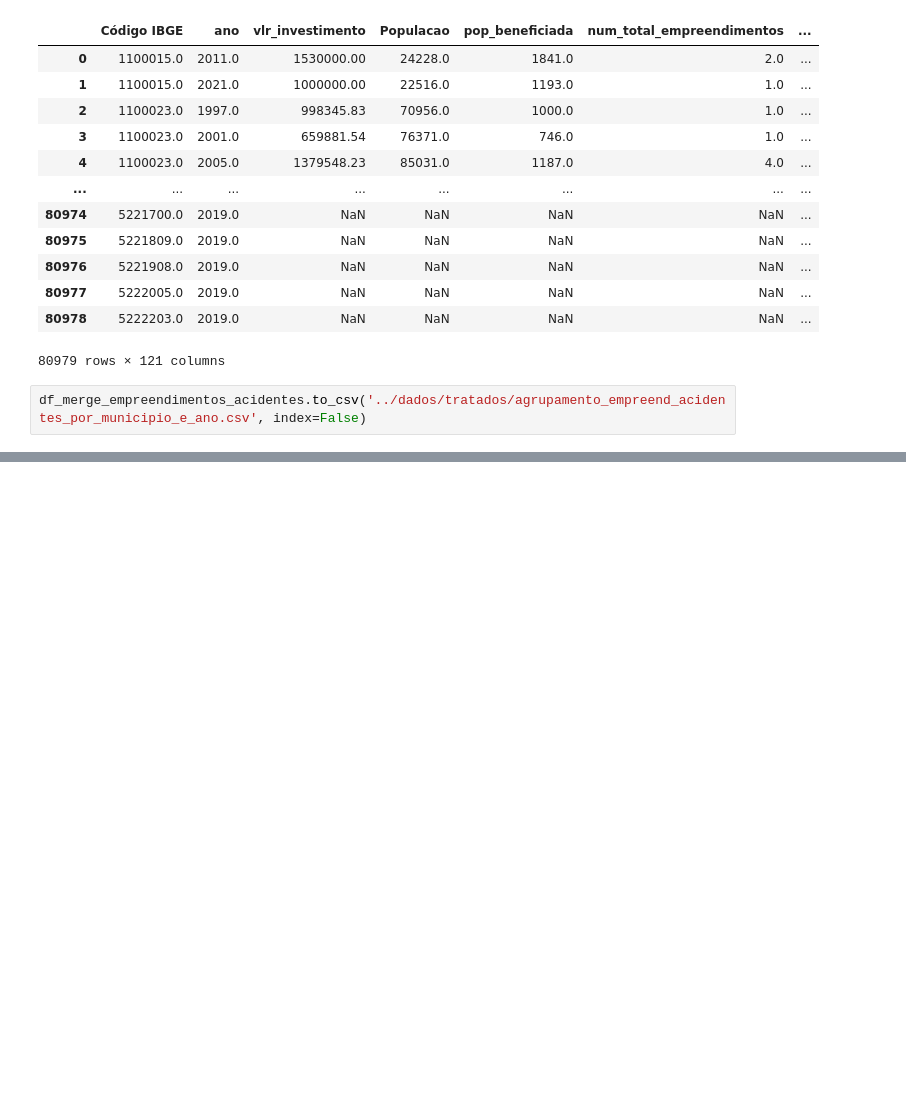
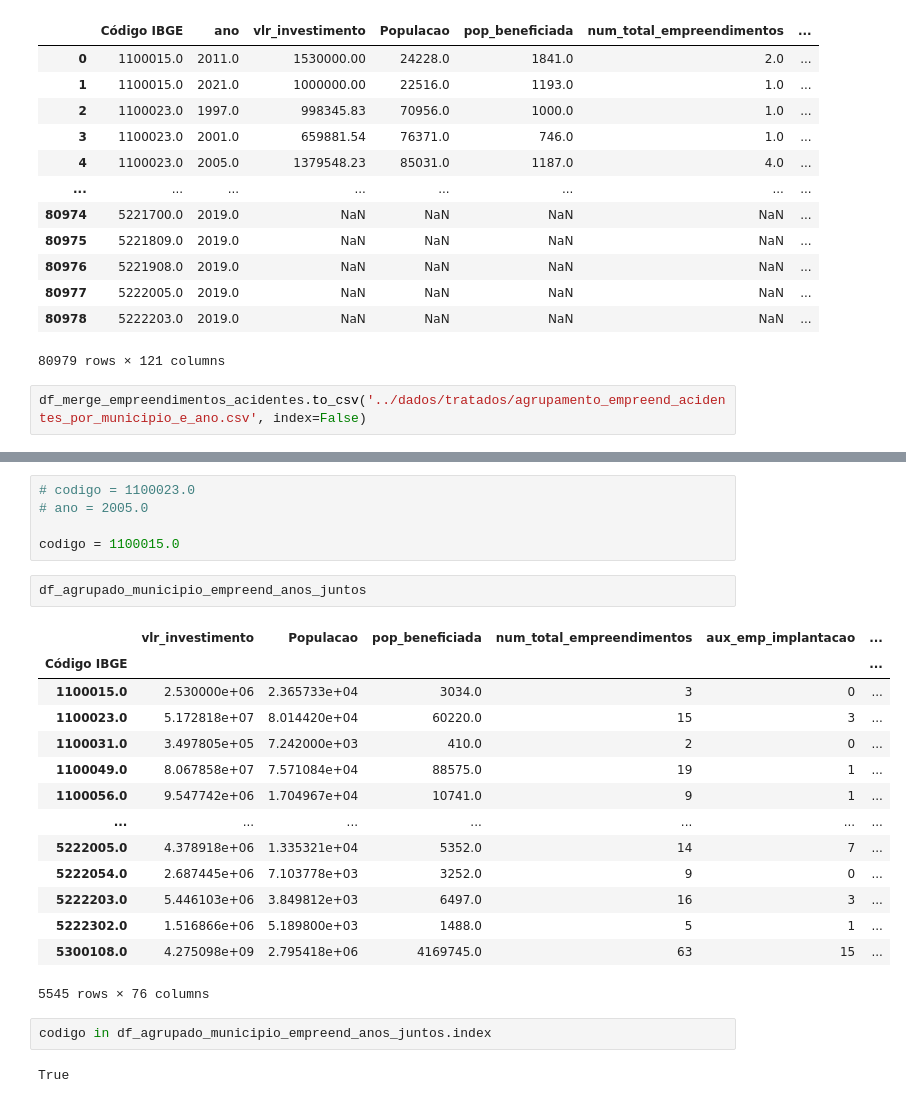
Before and after one commit to anayflima/simu-datathon-2024, a Jupyter notebook: analise_de_dados/agrupamento_municipio_ano.ipynb, the cells around one changed output, grey strips where cells are left out. Saved outputs shown, nothing was run; the diff lists cells and outputs as text; blank space fills up the shorter version.

```diff
--- a/analise_de_dados/agrupamento_municipio_ano.ipynb
+++ b/analise_de_dados/agrupamento_municipio_ano.ipynb
@@ -176,0 +270,26 @@ df_merge_empreendimentos_acidentes.to_csv('../dados/tratados/agrupamento_empreen
+# %%
+# codigo = 1100023.0
+# ano = 2005.0
+
+codigo = 1100015.0
+# %%
+df_agrupado_municipio_empreend_anos_juntos
+# %% [output]
+|  | vlr_investimento | Populacao | pop_beneficiada | num_total_empreendimentos | aux_emp_implantacao | ... |
+| Código IBGE |  |  |  |  |  | ... |
+| 1100015.0 | 2.530000e+06 | 2.365733e+04 | 3034.0 | 3 | 0 | ... |
+| 1100023.0 | 5.172818e+07 | 8.014420e+04 | 60220.0 | 15 | 3 | ... |
+| 1100031.0 | 3.497805e+05 | 7.242000e+03 | 410.0 | 2 | 0 | ... |
+| 1100049.0 | 8.067858e+07 | 7.571084e+04 | 88575.0 | 19 | 1 | ... |
+| 1100056.0 | 9.547742e+06 | 1.704967e+04 | 10741.0 | 9 | 1 | ... |
+| ... | ... | ... | ... | ... | ... | ... |
+| 5222005.0 | 4.378918e+06 | 1.335321e+04 | 5352.0 | 14 | 7 | ... |
+| 5222054.0 | 2.687445e+06 | 7.103778e+03 | 3252.0 | 9 | 0 | ... |
+| 5222203.0 | 5.446103e+06 | 3.849812e+03 | 6497.0 | 16 | 3 | ... |
+| 5222302.0 | 1.516866e+06 | 5.189800e+03 | 1488.0 | 5 | 1 | ... |
+| 5300108.0 | 4.275098e+09 | 2.795418e+06 | 4169745.0 | 63 | 15 | ... |
+5545 rows × 76 columns
+# %%
+codigo in df_agrupado_municipio_empreend_anos_juntos.index
+# %% [output]
+True
```
Also changed, not shown: parts of 30 cells of this notebook, 1 other file.
